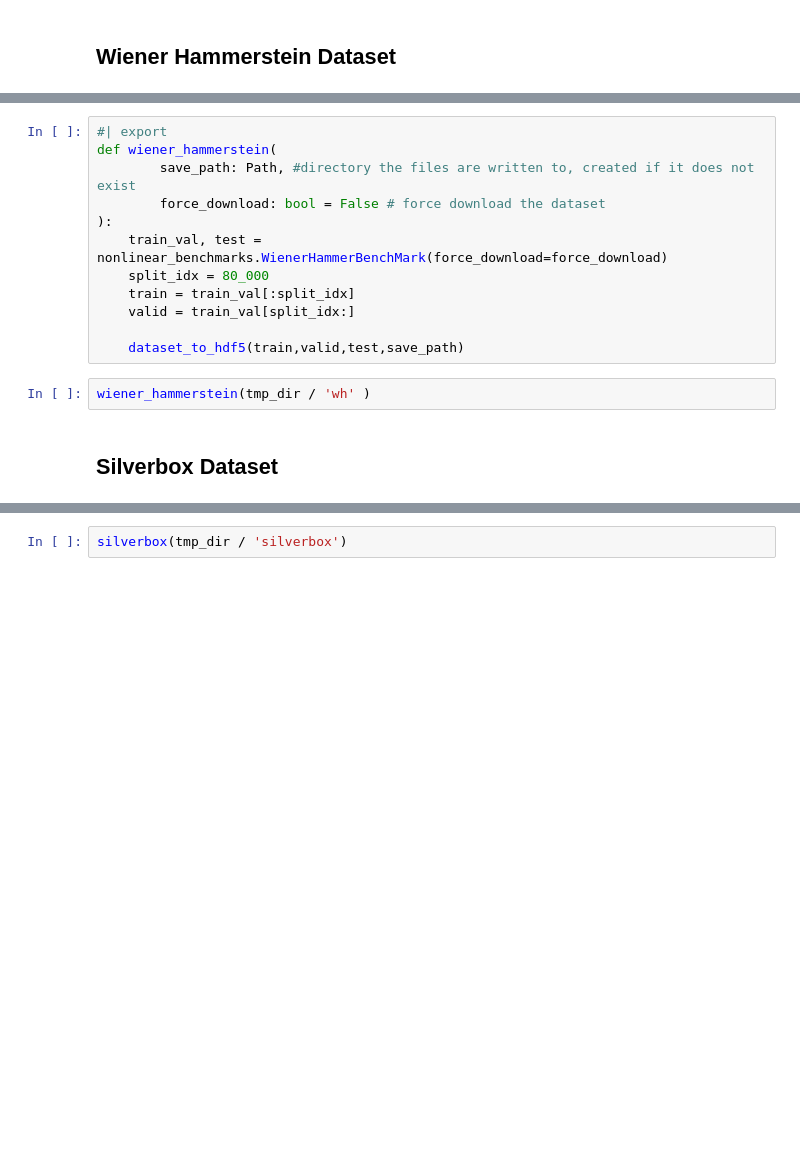
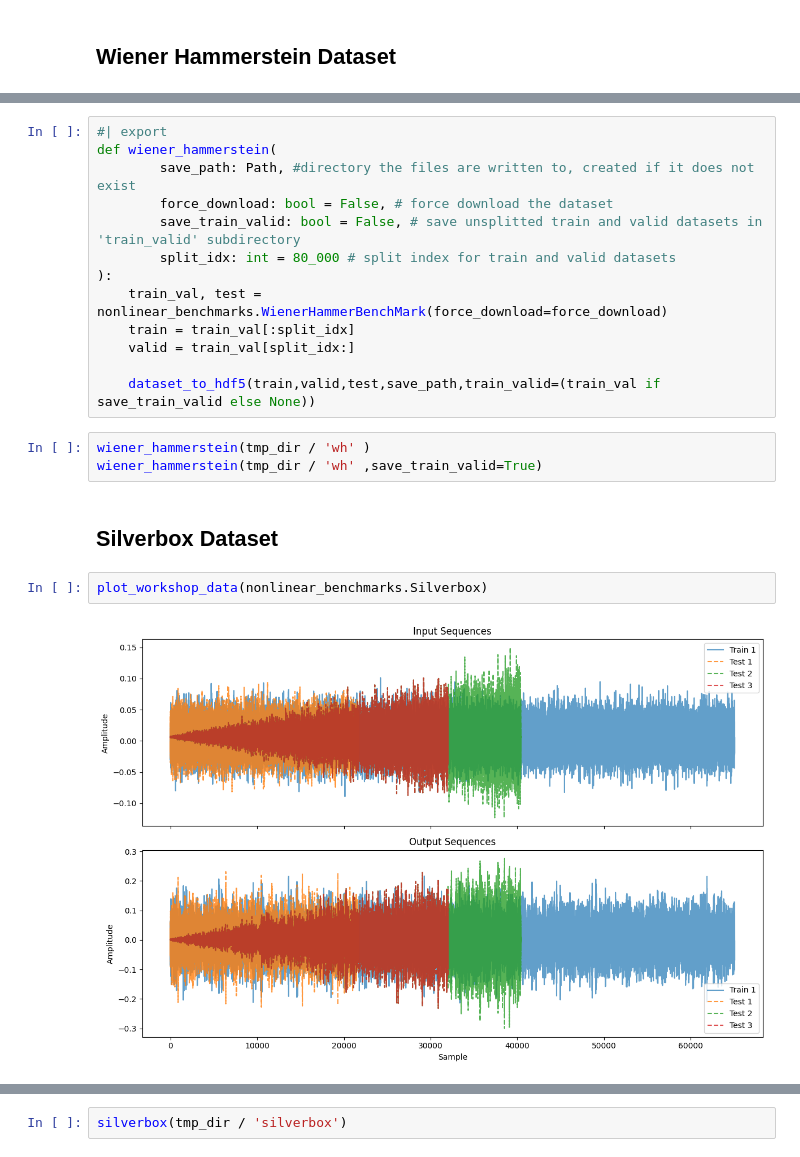
Before and after one commit to daniel-om-weber/sysbench_loader, a Jupyter notebook: nbs/01_workshop.ipynb, the cells around one changed output, grey strips where cells are left out. Drawn from its saved outputs; the diff is of its cells as text; blank space fills up the shorter version.

```diff
--- a/nbs/01_workshop.ipynb
+++ b/nbs/01_workshop.ipynb
@@ -21,18 +49,24 @@ tmp_dir = Path('./tmp')
 #| export
 def wiener_hammerstein(
         save_path: Path, #directory the files are written to, created if it does not exist
-        force_download: bool = False # force download the dataset
+        force_download: bool = False, # force download the dataset
+        save_train_valid: bool = False, # save unsplitted train and valid datasets in 'train_valid' subdirectory
+        split_idx: int = 80_000 # split index for train and valid datasets
 ):
     train_val, test = nonlinear_benchmarks.WienerHammerBenchMark(force_download=force_download)
-    split_idx = 80_000
     train = train_val[:split_idx]
     valid = train_val[split_idx:]
 
-    dataset_to_hdf5(train,valid,test,save_path)
+    dataset_to_hdf5(train,valid,test,save_path,train_valid=(train_val if save_train_valid else None))
 # %%
 wiener_hammerstein(tmp_dir / 'wh' )
+wiener_hammerstein(tmp_dir / 'wh' ,save_train_valid=True)
 # %% [markdown]
 ## Silverbox Dataset
+# %%
+plot_workshop_data(nonlinear_benchmarks.Silverbox)
+# %% [output]
+[figure, added]
 # %%
 #| export
 def silverbox(
```
Also changed, not shown: parts of 12 cells of this notebook, 3 other files.
